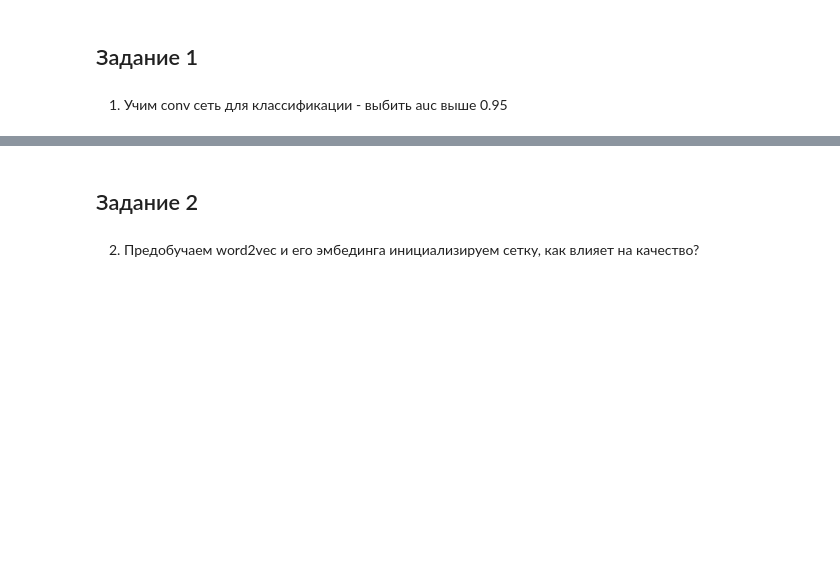
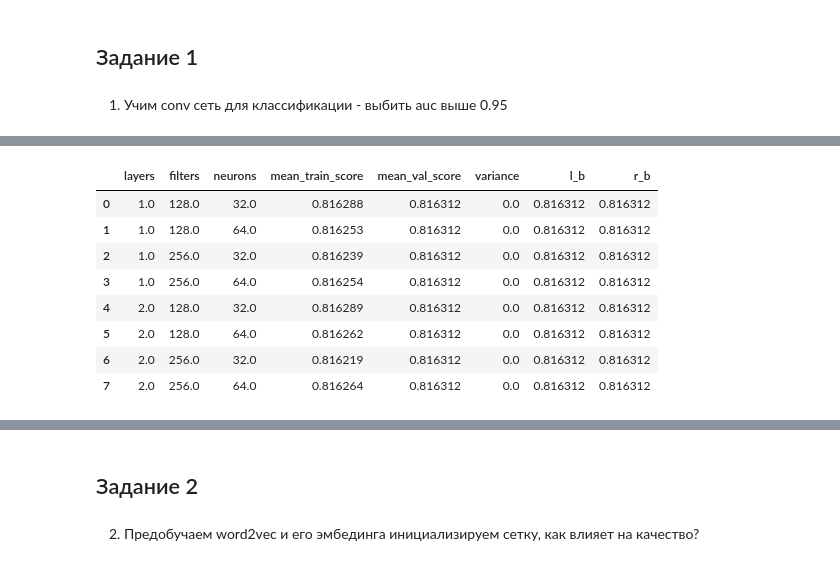
Before and after one commit to VitalyGladyshev/gb_nlp, a Jupyter notebook: HW_05_NLP.ipynb, the cells around one changed output, grey strips where cells are left out. Saved outputs shown, nothing was run; the diff lists cells and outputs as text; code cells hidden in the pictures; blank space fills up the shorter version.

```diff
--- a/HW_05_NLP.ipynb
+++ b/HW_05_NLP.ipynb
@@ -12,0 +345,12 @@ import numpy as np
+# %%
+summary_data.sort_values('mean_val_score', ascending=False)
+# %% [output]
+|  | layers | filters | neurons | mean_train_score | mean_val_score | variance | l_b | r_b |
+| 0 | 1.0 | 128.0 | 32.0 | 0.816288 | 0.816312 | 0.0 | 0.816312 | 0.816312 |
+| 1 | 1.0 | 128.0 | 64.0 | 0.816253 | 0.816312 | 0.0 | 0.816312 | 0.816312 |
+| 2 | 1.0 | 256.0 | 32.0 | 0.816239 | 0.816312 | 0.0 | 0.816312 | 0.816312 |
+| 3 | 1.0 | 256.0 | 64.0 | 0.816254 | 0.816312 | 0.0 | 0.816312 | 0.816312 |
+| 4 | 2.0 | 128.0 | 32.0 | 0.816289 | 0.816312 | 0.0 | 0.816312 | 0.816312 |
+| 5 | 2.0 | 128.0 | 64.0 | 0.816262 | 0.816312 | 0.0 | 0.816312 | 0.816312 |
+| 6 | 2.0 | 256.0 | 32.0 | 0.816219 | 0.816312 | 0.0 | 0.816312 | 0.816312 |
+| 7 | 2.0 | 256.0 | 64.0 | 0.816264 | 0.816312 | 0.0 | 0.816312 | 0.816312 |
```
Also changed, not shown: parts of 43 cells of this notebook.
